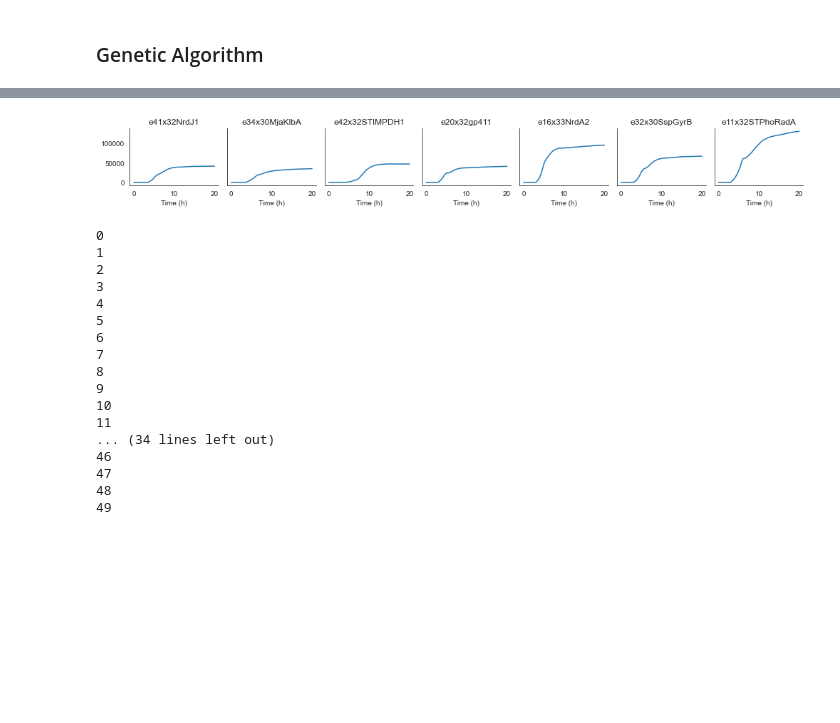
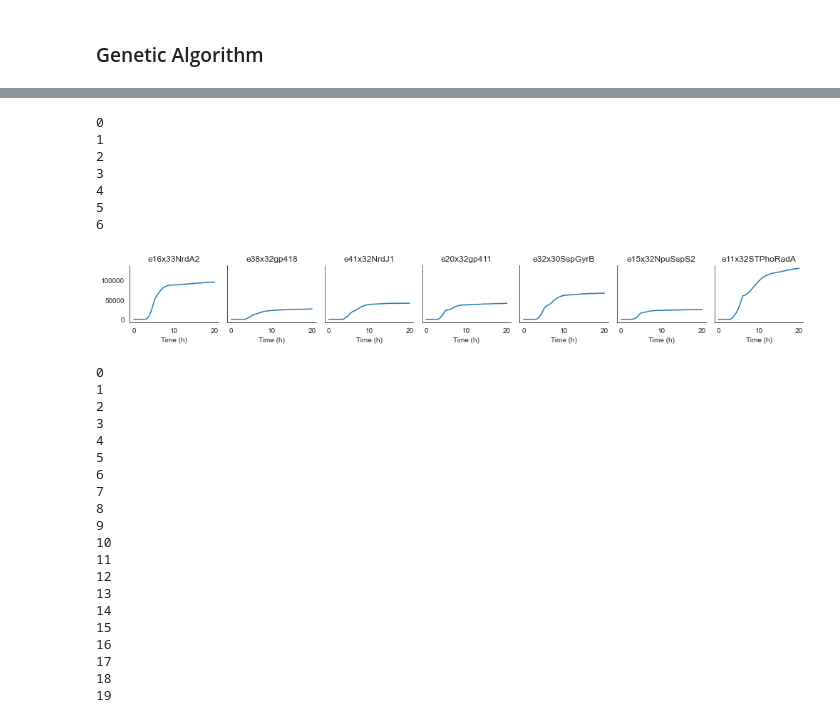
Before and after one commit to rmardian/intein-based-circuits, a Jupyter notebook: Design Automation - Model Layering.ipynb, the cells around one changed output, grey strips where cells are left out. Cells and saved outputs as stored; diff of their text form; code cells hidden in the pictures; blank space fills up the shorter version.

```diff
--- a/Design Automation - Model Layering.ipynb
+++ b/Design Automation - Model Layering.ipynb
@@ -587,16 +587,16 @@ plot_model3(0, 1, 2)
 # %% [markdown]
 ### Genetic Algorithm
 # %%
-def initialPopulation(pop_size, length):
+def initialPopulation(pop_size, num_indiv, length):
 
     population = []
-    arrangement = np.arange(length)
+    arrangement = np.arange(num_indiv)
     for i in range(pop_size):
         new_arrangement = [i for i in arrangement]
         np.random.shuffle(new_arrangement)
-        population.append(new_arrangement)
+        population.append(new_arrangement[:length])
     return np.array(population)
 
-pop = initialPopulation(10, 7)
+pop = initialPopulation(10, 9, 7)
 pop
 # %% [output]
@@ -723,22 +725,24 @@ def breed(parent1, parent2):
     childP2 = [item for item in parent2 if item not in childP1]
 
     child = childP1 + childP2
+
     return child
 
-def breedPopulation(matingpool, eliteSize):
+def breedPopulation(matingpool, eliteSize, length):
 
     children = []
-    length = len(matingpool) - eliteSize
+    nonElite = len(matingpool) - eliteSize
     pool = random.choices(matingpool, k=len(matingpool))
 
     for i in range(0, eliteSize):
         children.append(matingpool[i])
 
-    for i in range(0, length):
+    for i in range(0, nonElite):
         child = breed(pool[i], pool[len(matingpool)-i-1])
-        children.append(child)
+        children.append(child[:length])
+
     return np.array(children)
 
-children = breedPopulation(selected, 3)
+children = breedPopulation(selected, 3, 7)
 children
 # %% [output]
@@ -788,28 +792,31 @@ array([[0, 3, 2, 4, 6, 1, 5],
 # %%
-def nextGeneration(currentGen, eliteSize, mutationRate):
+def nextGeneration(currentGen, eliteSize, mutationRate, length):
 
     popRanked = rankIndiv(currentGen)
     selectionResults = selection(popRanked, eliteSize)
+    #print(list(set([len(i) for i in selectionResults])))
     matingpool = matingPool(currentGen, selectionResults)
-    children = breedPopulation(matingpool, eliteSize)
+    #print(list(set([len(i) for i in matingpool])))
+    children = breedPopulation(matingpool, eliteSize, length)
+    #print(list(set([len(i) for i in children])))
     nextGeneration = mutatePopulation(children, mutationRate)
     return nextGeneration
 
-def geneticAlgorithm(popSize, eliteSize, mutationRate, generations):
-    pop = initialPopulation(popSize, 7)
+def geneticAlgorithm(popSize, eliteSize, mutationRate, generations, candidates, length):
+    pop = initialPopulation(popSize, candidates, length)
     pop_copy = [i for i in pop]
-    print(len(pop))
+    #print(len(pop))
     #print("Initial distance: " + str(1 / rankRoutes(pop)[0][1]))
 
     for i in range(0, generations):
-        print(i)
-        pop = nextGeneration(pop, eliteSize, mutationRate)
+        print('Generation:', i)
+        pop = nextGeneration(pop, eliteSize, mutationRate, length)
 
     #print("Final distance: " + str(1 / rankRoutes(pop)[0][1]))
     #bestRouteIndex = rankIndiv(pop)[0][0]
     #bestRoute = pop[bestRouteIndex]
     return pop_copy, rankIndiv(pop)
 
-pop_copy, result = geneticAlgorithm(popSize=100, eliteSize=5, mutationRate=0.01, generations=20)
+pop_copy, result = geneticAlgorithm(popSize=100, eliteSize=5, mutationRate=0.01, generations=20, candidates=9, length=7)
 result
 # %% [output]
@@ -870,23 +890,30 @@ plt.show()
 # %%
-final_asg = fluo_selected[['e41x32NrdJ1', 'e34x30MjaKlbA', 'e42x32STIMPDH1', 'e20x32gp411',
-           'e16x33NrdA2', 'e32x30SspGyrB', 'e11x32STPhoRadA']]
+final_asg = fluo_selected[[fluo_selected.columns[j] for j in ga_arrangement]]
 num_col = 7
 num_row = 1
 f, axs = plt.subplots(num_row, num_col, sharex=True, sharey=True, figsize=(14, num_row*2))
 axr = axs.ravel()
 for i, ax in enumerate(axr):
     if i < num_traces:
-        ax.plot(od_t / 60, final_asg.iloc[:, i])
+        print(i)
+        ax.plot(final_asg.index / 60, final_asg.iloc[:, i])
         ax.set_title(final_asg.columns[i])
         ax.set_xlabel('Time (h)')
     else:
         ax.set_visible(False)
 plt.tight_layout()
 sns.despine()
 # %% [output]
+0
+1
+2
+3
+4
+5
+6
-[figure, old version]
+[figure, new version]
 # %%
-def geneticAlgorithmPlot(pop_copy, popSize, eliteSize, mutationRate, generations):
+def geneticAlgorithmPlot(pop_copy, popSize, eliteSize, mutationRate, generations, candidates, length):
     pop = [i for i in pop_copy]
 
     progress = []
@@ -894,12 +921,12 @@ def geneticAlgorithmPlot(pop_copy, popSize, eliteSize, mutationRate, generations
 
     for i in range(0, generations):
         print(i)
-        pop = nextGeneration(pop, eliteSize, mutationRate)
+        pop = nextGeneration(pop, eliteSize, mutationRate, length)
         progress.append(rankIndiv(pop)[0][1])
 
     return progress
 
-progress = geneticAlgorithmPlot(pop_copy, popSize=100, eliteSize=20, mutationRate=0.01, generations=50)
+progress = geneticAlgorithmPlot(pop_copy, popSize=100, eliteSize=20, mutationRate=0.01, generations=20, candidates=9, length=7)
 # %% [output]
 0
 1
@@ -913,11 +940,14 @@ progress = geneticAlgorithmPlot(pop_copy, popSize=100, eliteSize=20, mutationRat
 9
 10
 11
-... (34 lines left out)
-46
-47
-48
-49
+12
+13
+14
+15
+16
+17
+18
+19
 # %%
 font = {'family' : 'arial',
         'weight' : 'normal',
```
Also changed, not shown: parts of 26 cells of this notebook, 36 other files.
